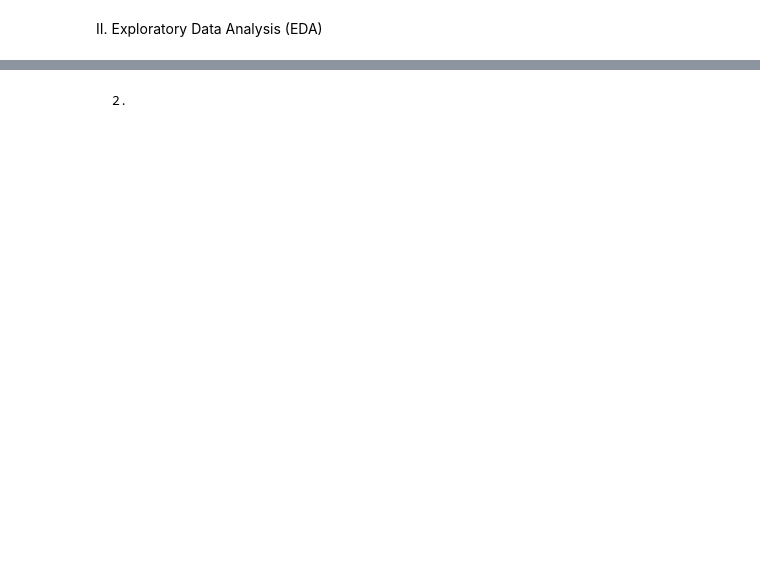
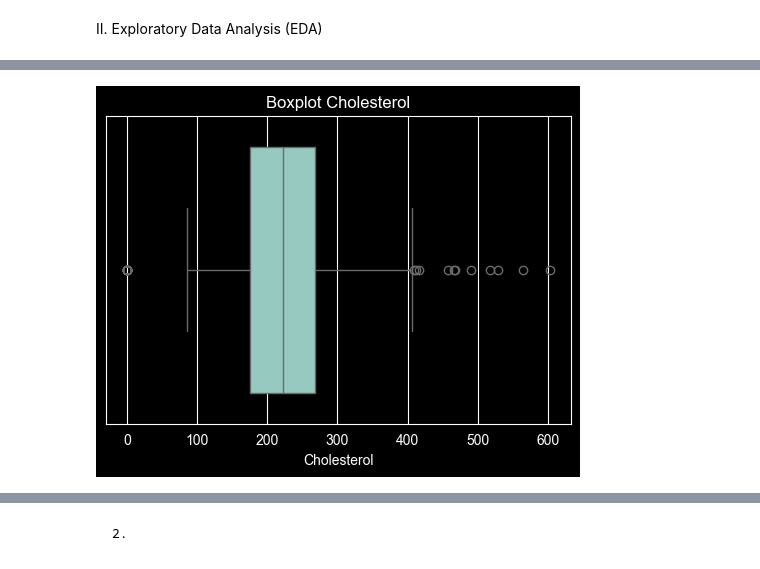
Before and after one commit to phat-05/heart-disease-classification, a Jupyter notebook: notebooks/eda.ipynb, the cells around one changed output, grey strips where cells are left out. Drawn from its saved outputs; the diff is of its cells as text; code cells hidden in the pictures; blank space fills up the shorter version.

Commit message:
Add EDA and outlier analysis

```diff
--- a/notebooks/eda.ipynb
+++ b/notebooks/eda.ipynb
@@ -127,2 +128,85 @@ II. Exploratory Data Analysis (EDA)
 # %%
-#code
+#kiem tra dữ liệu
+if df is not None:
+    print(df.info())
+    print(df.head())
+    print(df.describe())
+
+# vẽ boxplot cholesterol
+plt.figure(figsize=(6,4))
+
+seaborn.boxplot(x=df["chol"])
+
+plt.title("Boxplot Cholesterol")
+plt.xlabel("Cholesterol")
+
+plt.show()
+
+#BoxplotHuyetáp (trestbps)
+plt.figure(figsize=(6,4))
+
+seaborn.boxplot(x=df["trestbps"])
+
+plt.title("Boxplot Resting Blood Pressure")
+plt.xlabel("Resting Blood Pressure")
+
+plt.show()
+
+#Phát hiện Outlier Cholesterol (IQR)
+Q1 = df["chol"].quantile(0.25)
+Q3 = df["chol"].quantile(0.75)
+
+IQR = Q3 - Q1
+
+lower_bound = Q1 - 1.5 * IQR
+upper_bound = Q3 + 1.5 * IQR
+
+outliers_chol = df[(df["chol"] < lower_bound) | (df["chol"] > upper_bound)]
+
+print("\n===== Outlier Cholesterol =====")
+print("Lower bound:", lower_bound)
+print("Upper bound:", upper_bound)
+print("Số lượng outlier:", len(outliers_chol))
+
+#Phát hiện Outlier Huyết áp
+Q1_bp = df["trestbps"].quantile(0.25)
+Q3_bp = df["trestbps"].quantile(0.75)
+
+IQR_bp = Q3_bp - Q1_bp
+
+lower_bp = Q1_bp - 1.5 * IQR_bp
+upper_bp = Q3_bp + 1.5 * IQR_bp
+
+outliers_bp = df[(df["trestbps"] < lower_bp) | (df["trestbps"] > upper_bp)]
+
+print("\n===== Outlier Blood Pressure =====")
+print("Lower bound:", lower_bp)
+print("Upper bound:", upper_bp)
+print("Số lượng outlier:", len(outliers_bp))
+
+#Chuẩn hóa nhãn bệnh tim
+df["disease"] = df["num"].apply(lambda x: 1 if x > 0 else 0)
+
+#T-test kiểm định tuổi
+from scipy import stats
+
+group_disease = df[df["disease"] == 1]["age"]
+group_no_disease = df[df["disease"] == 0]["age"]
+
+t_stat, p_value = stats.ttest_ind(group_disease, group_no_disease)
+
+print("\n===== T-Test Age =====")
+print("T-statistic:", t_stat)
+print("P-value:", p_value)
+
+#Kết luận thống kê
+alpha = 0.05
+
+print("\n===== Kết luận =====")
+
+if p_value < alpha:
+    print("Bác bỏ H0")
+    print("→ Tuổi có ảnh hưởng đến nguy cơ bệnh tim")
+else:
+    print("Không đủ bằng chứng bác bỏ H0")
+# %% [output]
@@ -128,0 +230 @@ II. Exploratory Data Analysis (EDA)
+[figure, added]
```
Also changed, not shown: parts of 3 cells of this notebook.
